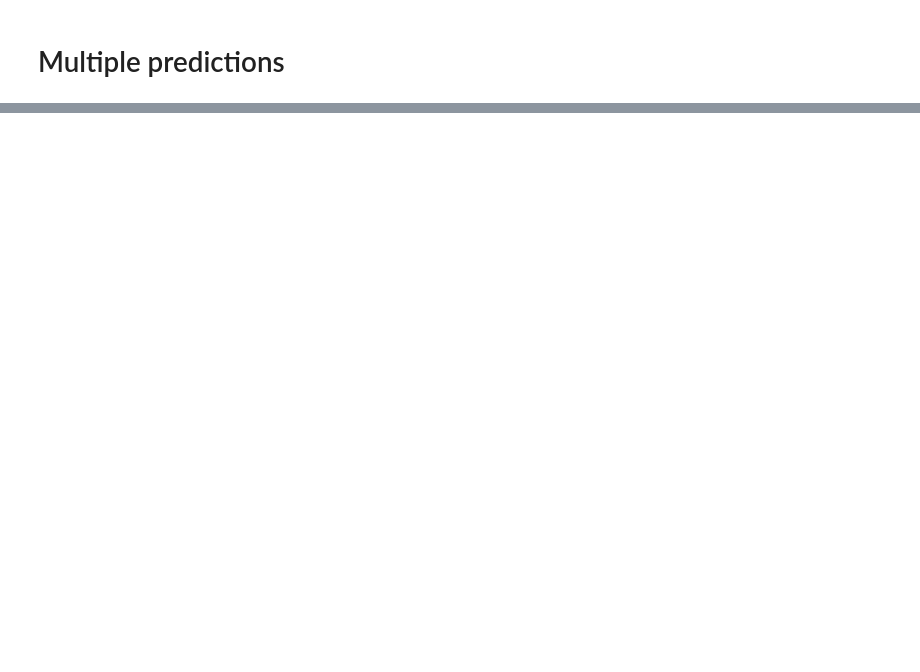
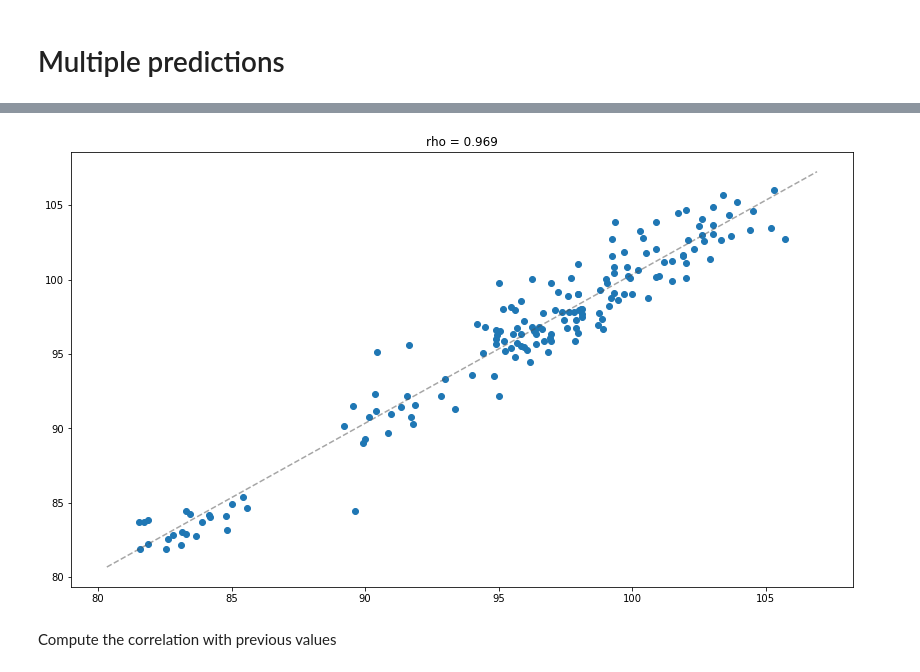
Before and after one commit to renero/trader, a Jupyter notebook: resources/plot_predictions.ipynb, the cells around one changed output, grey strips where cells are left out. Drawn from its saved outputs; the diff is of its cells as text; code cells hidden in the pictures; blank space fills up the shorter version.

```diff
--- a/resources/plot_predictions.ipynb
+++ b/resources/plot_predictions.ipynb
@@ -54,0 +84,10 @@ plt.show()
+# %%
+plt.figure(figsize=(14,8))
+plt.scatter(preds.actual, preds['w_avg'])
+plt.plot(plt.xlim(), plt.ylim(), ls='--', c='.3', alpha=0.5)
+plt.title('rho = {:.3f}'.format(pearsonr(preds.actual, preds['w_avg'])[0]))
+plt.show()
+# %% [output]
+[figure, added]
+# %% [markdown]
+Compute the correlation with previous values
```
Also changed, not shown: parts of 14 cells of this notebook, 2 other files.
